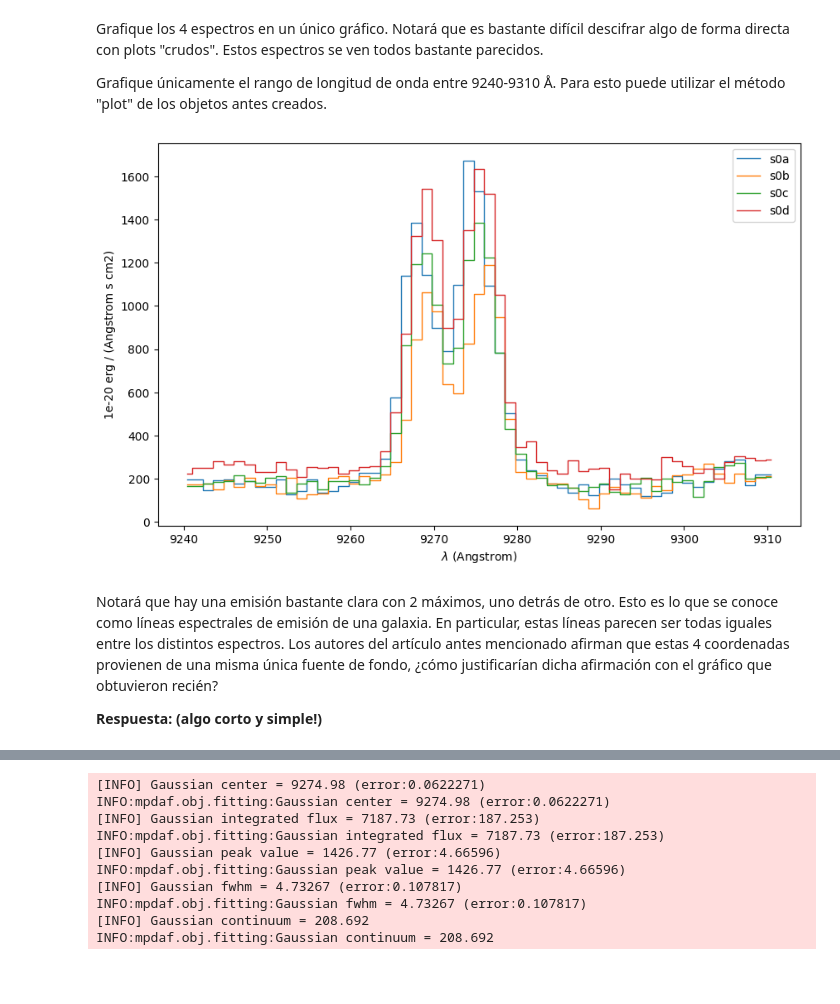
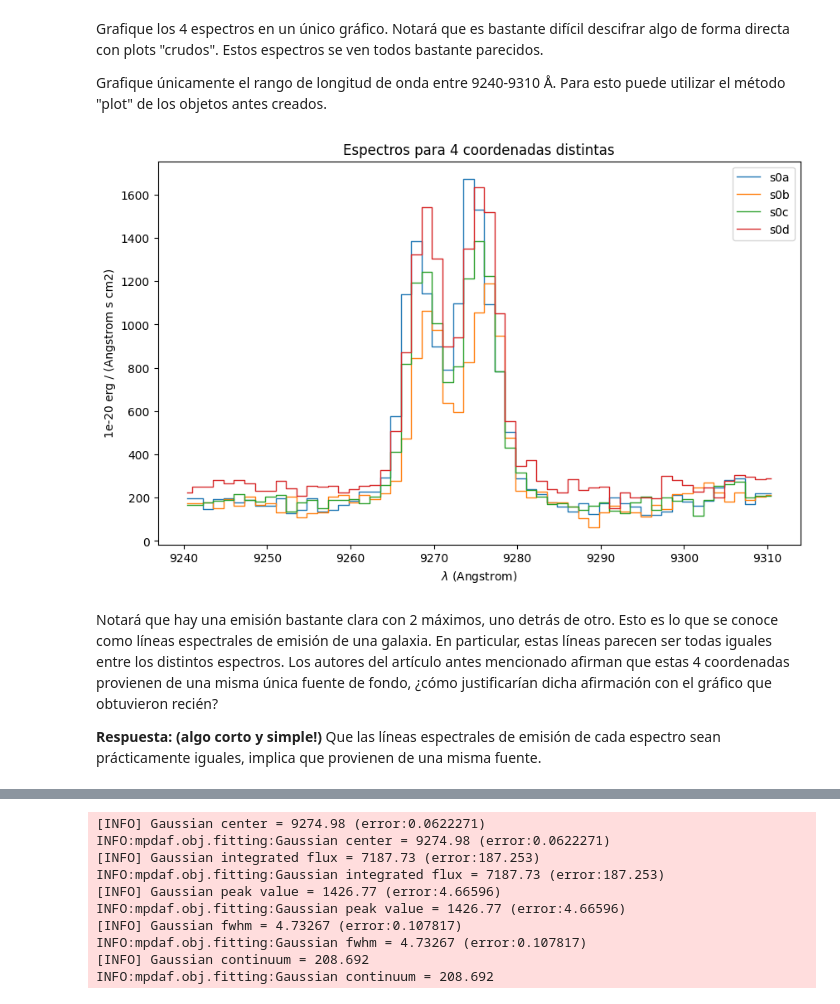
Before and after one commit to Vlxn761/Tarea-4, a Jupyter notebook: Tarea4.ipynb, the cells around one changed output, grey strips where cells are left out. Cells and saved outputs as stored; diff of their text form; code cells hidden in the pictures; blank space fills up the shorter version.

```diff
--- a/Tarea4.ipynb
+++ b/Tarea4.ipynb
@@ -251,25 +250,28 @@ Grafique los 4 espectros en un único gráfico. Notará que es bastante difícil
 Grafique únicamente el rango de longitud de onda entre 9240-9310 Å.
 Para esto puede utilizar el método "plot" de los objetos antes creados.
 # %%
-# Inserte su gráfico a continuación:
+# Graficamos los 4 espectros
 plt.figure(figsize=(10,6))
 
+# Limitamos el rango de longitud de onda entre 9240 y 9310
 espectro_s0a.plot(lmin=9240, lmax=9310, label="s0a")
 espectro_s0b.plot(lmin=9240, lmax=9310, label="s0b")
 espectro_s0c.plot(lmin=9240, lmax=9310, label="s0c")
 espectro_s0d.plot(lmin=9240, lmax=9310, label="s0d")
 
+plt.title("Espectros para 4 coordenadas distintas")
+
 plt.legend()
 plt.show()
 # %% [output]
-[figure, old version]
+[figure, new version]
 # %% [markdown]
 
 Notará que hay una emisión bastante clara con 2 máximos, uno detrás de otro.
 Esto es lo que se conoce como líneas espectrales de emisión de una galaxia.
 En particular, estas líneas parecen ser todas iguales entre los distintos espectros. Los autores del artículo antes mencionado afirman que estas 4 coordenadas provienen de una misma única fuente de fondo, ¿cómo justificarían dicha afirmación con el gráfico que obtuvieron recién?
 
-**Respuesta: (algo corto y simple!)**
+**Respuesta: (algo corto y simple!)** Que las líneas espectrales de emisión de cada espectro sean prácticamente iguales, implica que provienen de una misma fuente.
 # %% [markdown]
 Esta emisión proviene del gas de estas fuentes, en particular es una línea de  OII, es decir, oxígeno que fue ionizado. Esta línea es lo que se conoce como un "doblete" (doublet en inglés), lo que quiere decir que en realidad son dos líneas, muy cercanas en longitud de onda. La longitud de onda medida en laboratorio de ambas líneas es 3727.092 Å y 3729.875 Å, respectivamente. Claramente las líneas que vemos en estas fuentes no están centradas en esas longitudes de onda.
 
```
Also changed, not shown: parts of 25 cells of this notebook.
